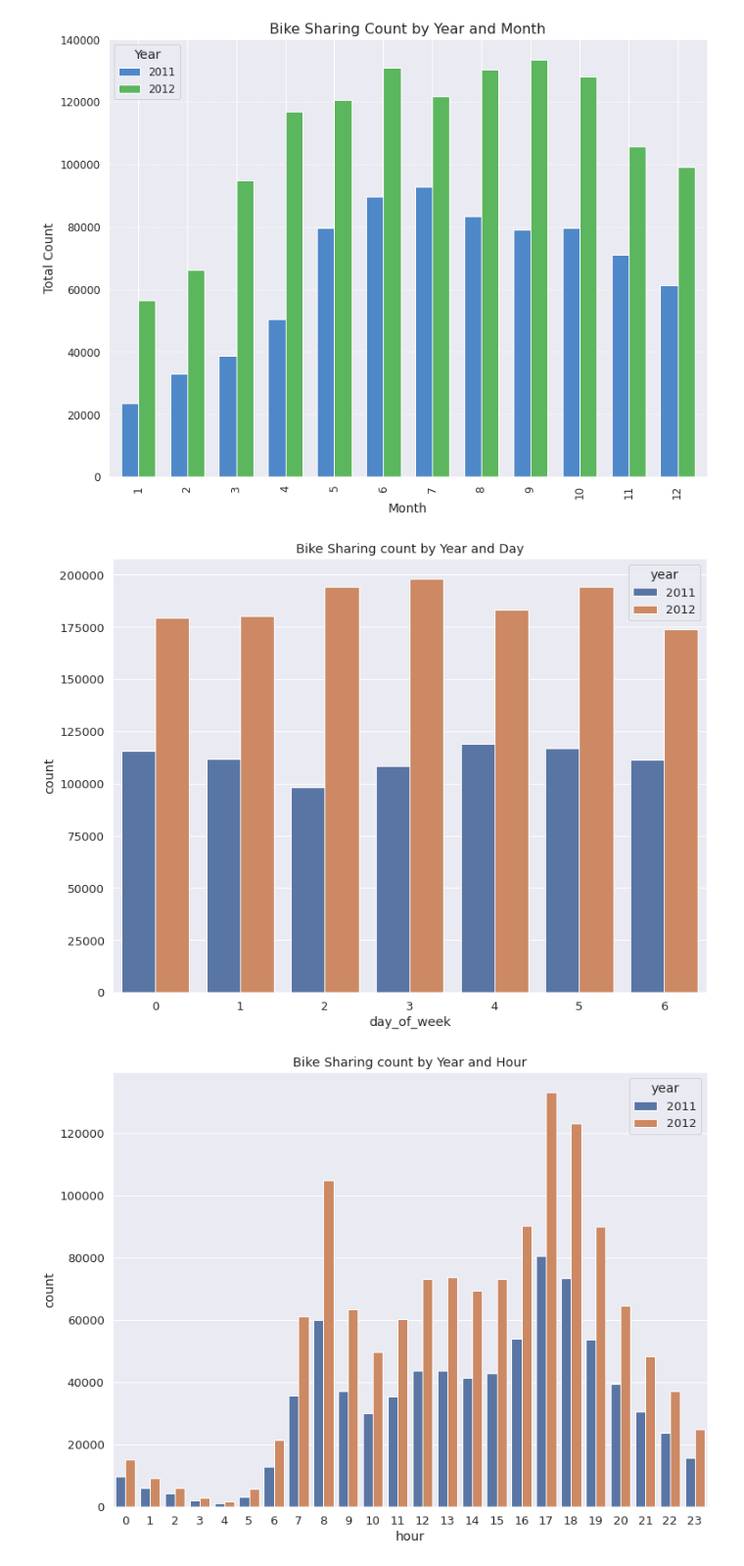
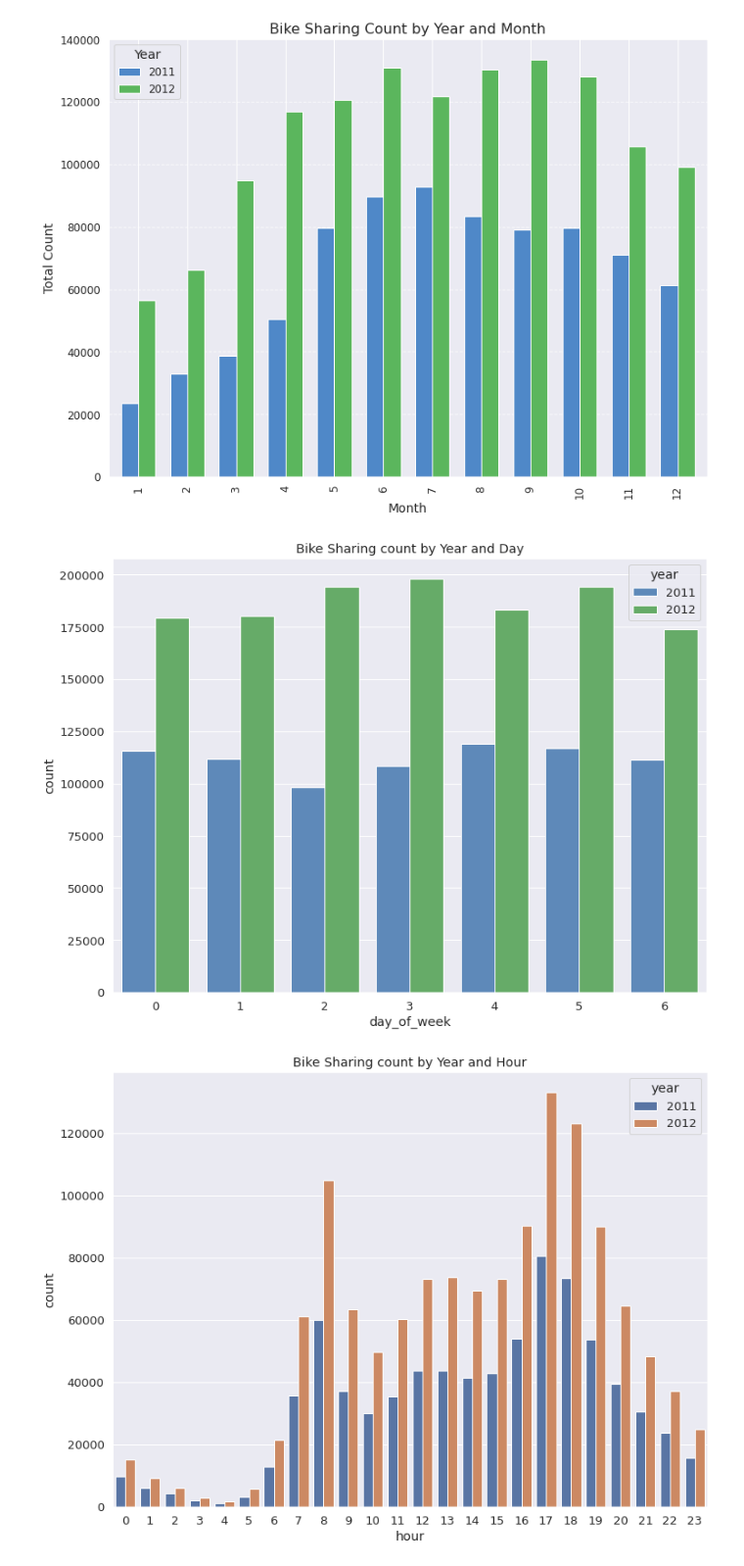
Before and after one commit to nguneonard/nguneonard, a Jupyter notebook: bike-sharing-demand.ipynb, the cells around one changed output. Shown: that part at 98% size. Saved outputs shown, nothing was run; the diff lists cells and outputs as text; code cells hidden in the pictures.

```diff
--- a/bike-sharing-demand.ipynb
+++ b/bike-sharing-demand.ipynb
@@ -317,13 +317,16 @@ plt.show()
 # %% [output]
 [figure]
 # %%
-year_day_count = df.groupby(['year','day_of_week'])['count'].sum().reset_index()
-#order = ['Sunday','Monday','Tuesday','Wednesday','Thursday','Friday','Saturday']
-sns.barplot(data=year_day_count,x='day_of_week',y='count',hue='year')
+colors = ['#4f88c8', '#5bb65d', '#f4b342', '#d9455f']
+
+year_day_count = df.groupby(['year', 'day_of_week'])['count'].sum().reset_index()
+
+sns.barplot(data=year_day_count, x='day_of_week', y='count', hue='year', palette=colors)
+
 plt.title('Bike Sharing count by Year and Day')
 plt.show()
 # %% [output]
-[figure, old version]
+[figure, new version]
 # %%
 ### Bike Shaing count by Hour and Year¶
 
```
